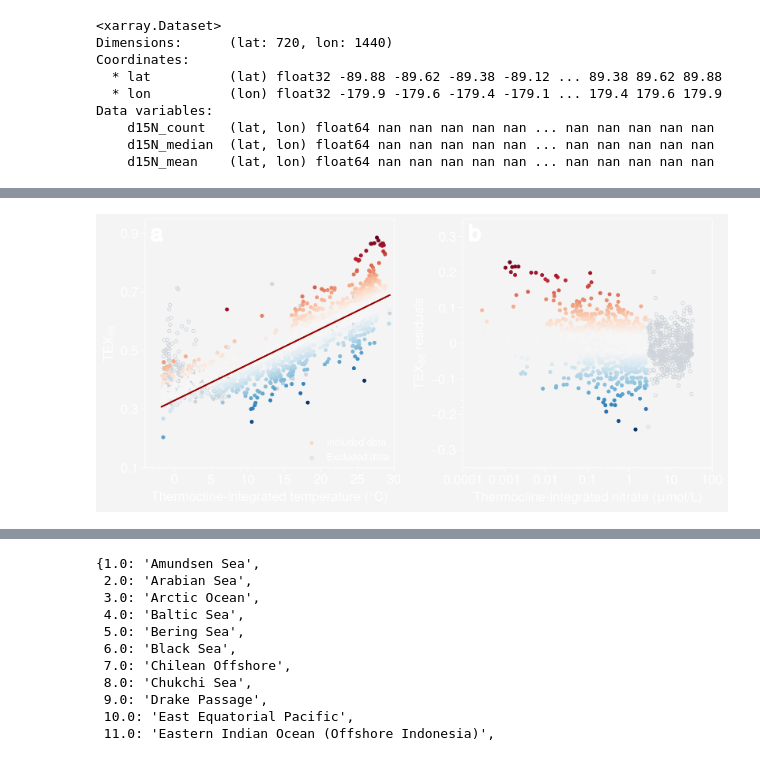
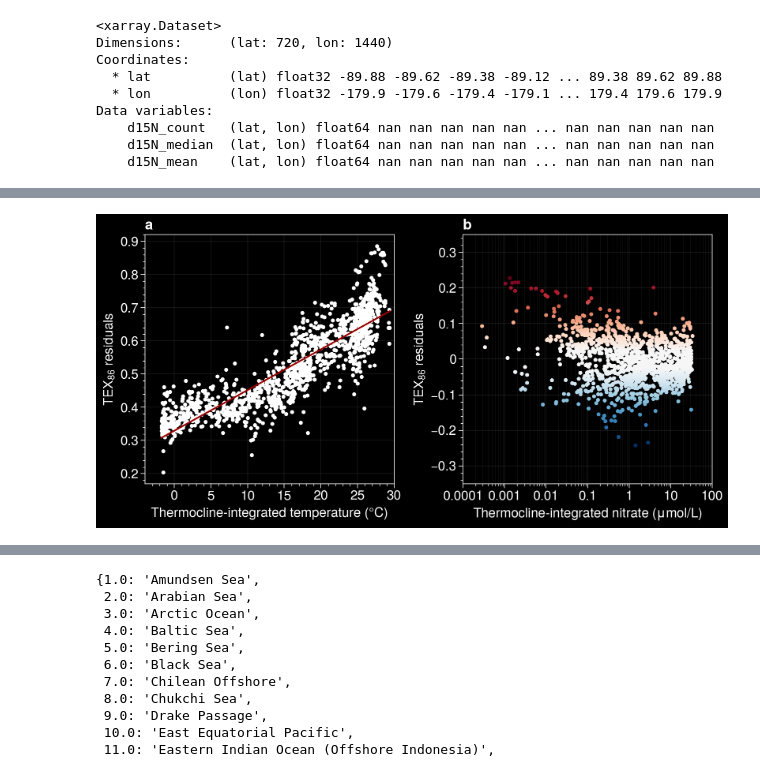
Before and after one commit to PaleoLipidRR/nutrient-effect-on-TEX, a Jupyter notebook: ipynb_files/Visualization_for_presentations.ipynb, the cells around one changed output, grey strips where cells are left out. Saved outputs shown, nothing was run; the diff lists cells and outputs as text; code cells hidden in the pictures.

Commit message:
update figures

```diff
--- a/ipynb_files/Visualization_for_presentations.ipynb
+++ b/ipynb_files/Visualization_for_presentations.ipynb
@@ -63,6 +63,8 @@ from tqdm import tqdm
 import time
 import h5py
 import scipy.io
+# %%
+plt.style.use('dark_background')
 # %%
 # set the path to local folder other than github
 login_name = os.getlogin()
@@ -305,30 +758,32 @@ axs.format(fontsize=12)
 ax = axs[0]
 ax.format(
     xlabel='Thermocline-integrated temperature (\N{DEGREE SIGN}C)',
-    ylabel='TEX$_{86}$'
+    ylabel='TEX$_{86}$ residuals'
 )
 plot_data = plot_coretop[plot_coretop['lat']<70].dropna(subset=['t_sf2tc_avg',
                                                   'tex_median']).reset_index()
 plot_x = plot_data['t_sf2tc_avg']
 plot_y = plot_data['tex_median']
-plot_c = plot_data['tex_residuals']
+# plot_y = plot_data['tex_residuals']
 norm = FlatCenterNormalize(vmin=-0.2, vmax=0.2, center=0, plateau_width=0.025)
 ax.scatter(plot_x,plot_y,
-           m='.',c=plot_c,
-           norm=norm,
-           cmap='burd',zorder=2,label='Included data')
+           m='.',
+           c='w',
+        #    norm=norm,
+        #    cmap='burd',
+           zorder=2,label='Included data')
 
-plot_data = plot_coretop[plot_coretop['lat']>70].dropna(subset=['t_sf2tc_avg','tex_median'])
-plot_x = plot_data['t_sf2tc_avg']
-plot_y = plot_data['tex_median']
-ax.scatter(plot_x,plot_y,
-           m='.',c='none',
-           mec='gray4',zorder=1,
-           label='Excluded data')
+# plot_data = plot_coretop[plot_coretop['lat']>70].dropna(subset=['t_sf2tc_avg','tex_median'])
+# plot_x = plot_data['t_sf2tc_avg']
+# plot_y = plot_data['tex_median']
+# ax.scatter(plot_x,plot_y,
+#            m='.',c='none',
+#            mec='gray4',zorder=1,
+#            label='Excluded data')
 
-plot_x = exclude_coretop['thermocline_T_depthIntegral']
-plot_y = exclude_coretop['TEX86']
-ax.scatter(plot_x,plot_y,m='.',c='gray4',zorder=0,label='')
+# plot_x = exclude_coretop['thermocline_T_depthIntegral']
+# plot_y = exclude_coretop['TEX86']
+# ax.scatter(plot_x,plot_y,m='.',c='gray4',zorder=0,label='')
 
 reg_data = plot_coretop[plot_coretop['lat']<70].dropna(subset=['t_sf2tc_avg','tex_median'])
 reg_data2 = reg_data.dropna(subset=['t_sf2tc_avg','tex_median'])
@@ -340,6 +795,8 @@ XX_sample = np.linspace(XX.min(),XX.max(),100)
 yy_pred = ols_tex_thermoT_thisStudy.predict(XX_sample.reshape(-1,1))
 ax.plot(XX_sample,yy_pred,c='deep red')
 rho, pval = spearmanr(reg_data2['t_sf2tc_avg'],reg_data2['tex_median'])
+pval_label = label_pvalues(pval)
+print(f'{rho:.2f}, {pval_label}')
 ### add linear regression equation as text in axs[0]
 slope_text = f'{ols_tex_thermoT_thisStudy.coef_[0]:.3f}'
 intercept_text = f'{ols_tex_thermoT_thisStudy.intercept_:.3f}'
@@ -352,16 +809,17 @@ pval_label = label_pvalues(pval)
 #         ha='left',va='top')
 
 h, l = ax.get_legend_handles_labels()
-ax.legend(h,l,loc='lr',ncols=1,frameon=False,fontcolor='w')
+# ax.legend(h,l,loc='lr',ncols=1,frameon=False,fontcolor='w')
 ax.format(
-        ylim=(0.1,0.95),
-        yticks=np.arange(0.1,1,0.2),
+        # ylim=(0.1,0.95),
+        # yticks=np.arange(0.1,1,0.2),
         xlim=(-4,30),
 )
 #########################################################################################
 ax = axs[1]
 
 plot_data = plot_coretop_no3[plot_coretop_no3['lat']<70].dropna(subset=['no3_sf2tc_avg','tex_residuals'])
+# plot_data = plot_coretop_no3.dropna(subset=['no3_sf2tc_avg','tex_residuals'])
 reg_data = plot_data
 reg_data['log_thermocl_depthIntg_nitrate'] = np.log10(reg_data['no3_sf2tc_avg'])
 reg_data['log_thermocl_depthIntg_nitrate'] = reg_data['log_thermocl_depthIntg_nitrate'].replace([-np.inf,np.inf],np.nan)
@@ -374,10 +832,11 @@ yy_pred = ols.predict(XX_sample.reshape(-1,1))
 # ax.plot(10**XX_sample,yy_pred,c='deep red',ls='--')
 rho, pval = spearmanr(reg_data['no3_sf2tc_avg'],reg_data['tex_residuals'])
 pval_label = label_pvalues(pval)
+print(f'{rho:.2f}, {pval_label}')
 # ax.text(0.98,0.98,f'$\\rho$={rho:.2f}\n{pval_label}\n(Gridded\ncoretops;\nN={len(reg_data)})',
 #         transform=ax.transAxes,
 #         ha='right',va='top',
-#         c='gray7')
+#         c='gray1')
 
 sel_x_param = 'no3_sf2tc_avg'
 sel_y_param = 'tex_residuals'
@@ -408,22 +867,27 @@ lowno3_threshold = np.round(10**log_x[y_running_mean.idxmin()],decimals=1)
 #         rotation=90)
 # ax.plot(10**log_x,y_running_mean,c='k',lw=1)
 
-plot_x = pre_reg_data[pre_reg_data[sel_x_param]<lowno3_threshold][sel_x_param]
-plot_y = pre_reg_data[pre_reg_data[sel_x_param]<lowno3_threshold][sel_y_param]
+# plot_x = pre_reg_data[pre_reg_data[sel_x_param]<lowno3_threshold][sel_x_param]
+# plot_y = pre_reg_data[pre_reg_data[sel_x_param]<lowno3_threshold][sel_y_param]
+plot_x = pre_reg_data[sel_x_param]
+plot_y = pre_reg_data[sel_y_param]
 
 norm = FlatCenterNormalize(vmin=-0.2, vmax=0.2, center=0, plateau_width=0.025)
-ax.scatter(plot_x,plot_y,marker='.',color=plot_y,
+ax.scatter(plot_x,plot_y,
+           marker='.',
+           color=plot_y,
            norm=norm,
-           cmap='burd',label='Coretops')
+           cmap='burd',
+           label='Coretops')
 
 
-plot_data = plot_coretop_no3[plot_coretop_no3['lat']<70].dropna(subset=[sel_x_param,sel_y_param])
-plot_x_exclude = plot_data[plot_data[sel_x_param]>lowno3_threshold][sel_x_param]
-plot_y_exclude = plot_data[plot_data[sel_x_param]>lowno3_threshold][sel_y_param]
-ax.scatter(plot_x_exclude,plot_y_exclude,
-            marker='.',color='none',
-            mec='gray4',
-            label='Excluded data',zorder=0)
+# plot_data = plot_coretop_no3[plot_coretop_no3['lat']<70].dropna(subset=[sel_x_param,sel_y_param])
+# plot_x_exclude = plot_data[plot_data[sel_x_param]>lowno3_threshold][sel_x_param]
+# plot_y_exclude = plot_data[plot_data[sel_x_param]>lowno3_threshold][sel_y_param]
+# ax.scatter(plot_x_exclude,plot_y_exclude,
+#             marker='.',color='none',
+#             mec='gray4',
+#             label='Excluded data',zorder=0)
 
 
 reg_data = pre_reg_data[pre_reg_data[sel_x_param]<lowno3_threshold]
@@ -444,6 +908,7 @@ equation_text = f'TEX$_{{86}}$ = {slope_text} $\cdot$ log$_{{10}}$[Nitrate] + {i
 
 rho, pval = spearmanr(reg_data[sel_x_param],reg_data[sel_y_param])
 pval_label = label_pvalues(pval)
+print(f'{rho:.2f}, {pval_label}')
 # ax.text(0.02,0.02,
 #         f'$\\rho$={rho:.2f}, {pval_label}\n(data with nitrate < {lowno3_threshold:.1f} $\mu$mol/L; N={len(reg_data)})\n{equation_text}',
 #         transform=ax.transAxes,
@@ -460,13 +925,13 @@ ax.format(
     ylabel='TEX$_{86}$ residuals',
 )
 #########################################################################################
-axs.format(abc=True,abcloc='ul',abcstyle='a',rc_kw={'abc.size':20,
-                                                    'abc.weight':'normal',},
-           facecolor='none',
-           gridcolor='w')
+# axs.format(abc=True,abcloc='ul',abcstyle='a',rc_kw={'abc.size':20,
+#                                                     'abc.weight':'normal',},
+#            facecolor='none',
+#            gridcolor='w')
 
 
 fpath = fr'{local_github_path}/figures/'
-fname = 'nitrate_effect_global_plot_highlight.png'
+fname = 'nitrate_effect_global_plot_residuals2.png'
 fig.savefig(os.path.join(fpath,fname),bbox_inches='tight',embed_fonts=True,dpi=330,transparent=True)
 # %% [output]
@@ -475,4 +953,4 @@ best_window_size = 19
-[figure, old version]
+[figure, new version]
 # %%
 plot.rc['meta.color'] = 'w'
 
```
Also changed, not shown: parts of 22 cells of this notebook.
